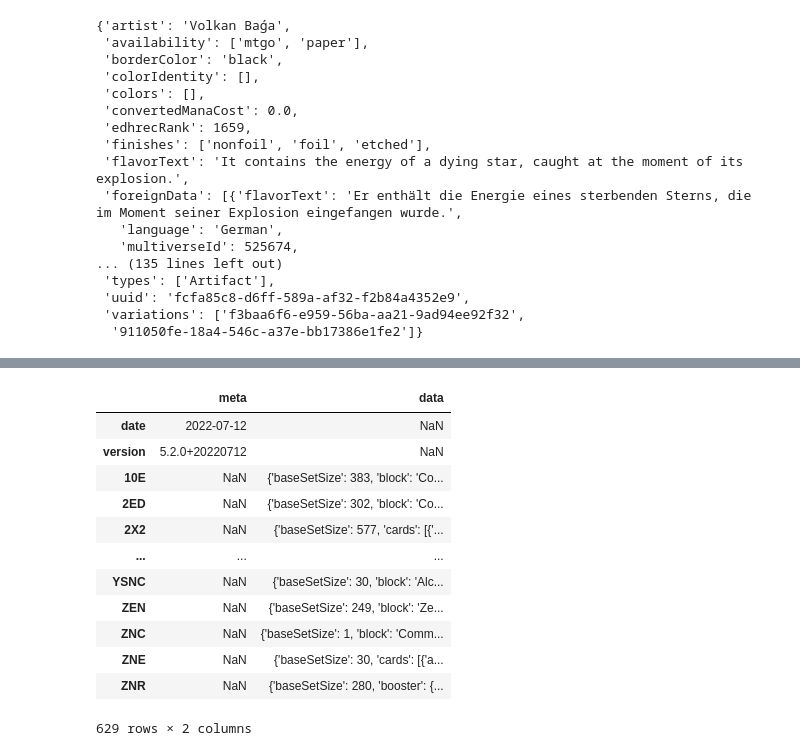
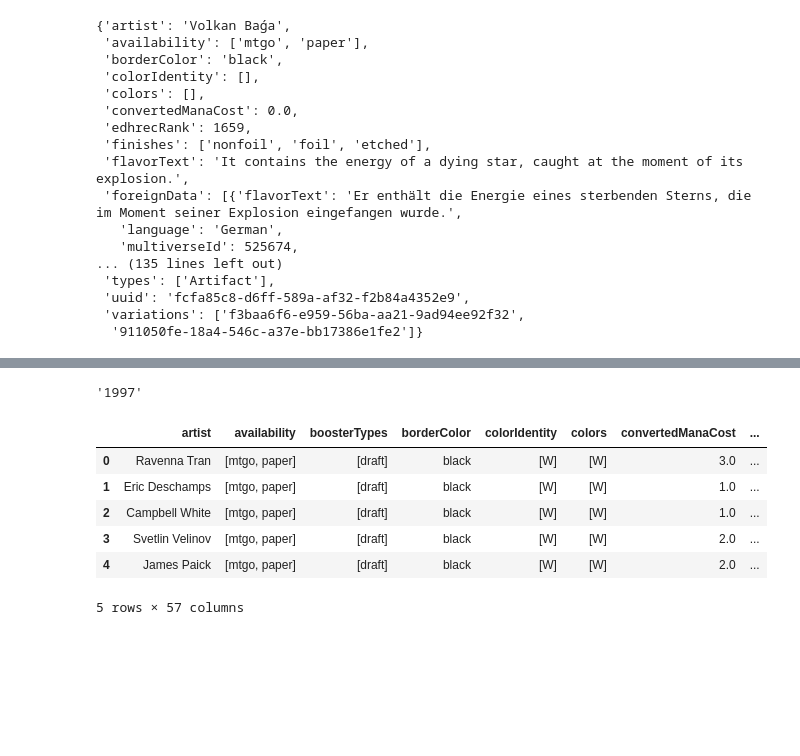
Before and after one commit to saudino480/mtgBinderHelper, a Jupyter notebook: helper/testing_db_fusion.ipynb, the cells around one changed output, grey strips where cells are left out. Cells and saved outputs as stored; diff of their text form; code cells hidden in the pictures; blank space fills up the shorter version.

```diff
--- a/helper/testing_db_fusion.ipynb
+++ b/helper/testing_db_fusion.ipynb
@@ -253,16 +279,15 @@ all_cards['data']['2X2']['cards'][-200:-140][0]
-# %%
-df
-# %% [output]
-|  | meta | data |
-| date | 2022-07-12 | NaN |
-| version | 5.2.0+20220712 | NaN |
-| 10E | NaN | {'baseSetSize': 383, 'block': 'Co... |
-| 2ED | NaN | {'baseSetSize': 302, 'block': 'Co... |
-| 2X2 | NaN | {'baseSetSize': 577, 'cards': [{'... |
-| ... | ... | ... |
-| YSNC | NaN | {'baseSetSize': 30, 'block': 'Alc... |
-| ZEN | NaN | {'baseSetSize': 249, 'block': 'Ze... |
-| ZNC | NaN | {'baseSetSize': 1, 'block': 'Comm... |
-| ZNE | NaN | {'baseSetSize': 30, 'cards': [{'a... |
-| ZNR | NaN | {'baseSetSize': 280, 'booster': {... |
-629 rows × 2 columns
+# %%
+mh2_cards['frameVersion'][497]
+# %% [output]
+'1997'
+# %%
+mh2_cards = pd.DataFrame(all_cards['data']['MH2']['cards'])
+mh2_cards.head()
+# %% [output]
+|  | artist | availability | boosterTypes | borderColor | colorIdentity | colors | convertedManaCost | ... |
+| 0 | Ravenna Tran | [mtgo, paper] | [draft] | black | [W] | [W] | 3.0 | ... |
+| 1 | Eric Deschamps | [mtgo, paper] | [draft] | black | [W] | [W] | 1.0 | ... |
+| 2 | Campbell White | [mtgo, paper] | [draft] | black | [W] | [W] | 1.0 | ... |
+| 3 | Svetlin Velinov | [mtgo, paper] | [draft] | black | [W] | [W] | 2.0 | ... |
+| 4 | James Paick | [mtgo, paper] | [draft] | black | [W] | [W] | 2.0 | ... |
+5 rows × 57 columns
```
Also changed, not shown: parts of 34 cells of this notebook, 2 other files.
